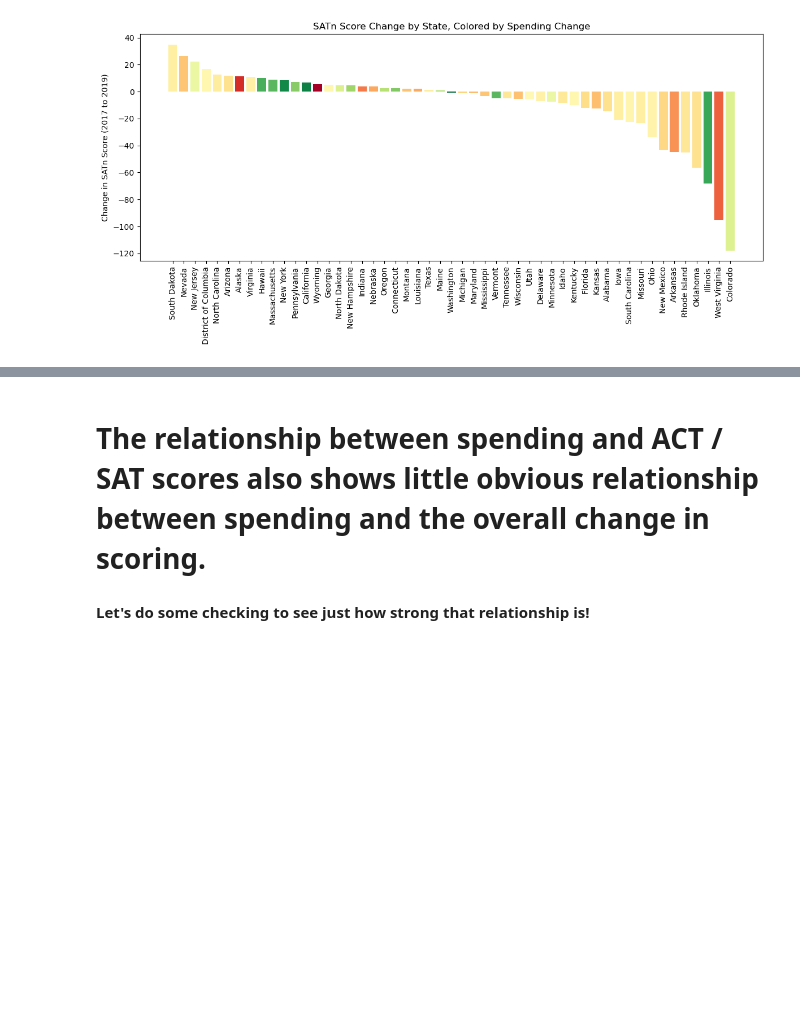
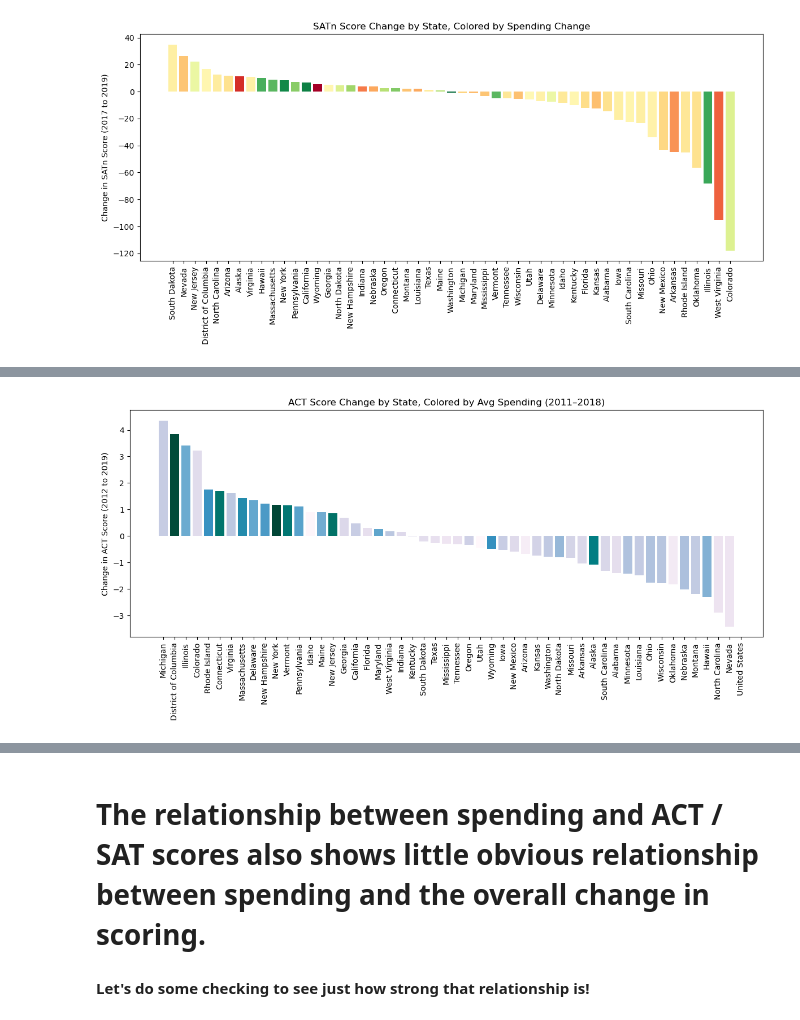
Before and after one commit to ErockMahan1/SpringBoardProjects, a Jupyter notebook: CAPSTONE - EducationSpending/Capstone - Part3.ipynb, the cells around one changed output, grey strips where cells are left out. Cells and saved outputs as stored; diff of their text form; code cells hidden in the pictures; blank space fills up the shorter version.

```diff
--- a/CAPSTONE - EducationSpending/Capstone - Part3.ipynb
+++ b/CAPSTONE - EducationSpending/Capstone - Part3.ipynb
@@ -125,0 +147,21 @@ plt.show()
+# %%
+ACT_cleaned = ACT.groupby(['State', 'Year'], as_index=False)['Score'].mean()
+ACT_pivot = ACT_cleaned.pivot(index='State', columns='Year', values='Score')
+
+first_year = ACT_pivot.columns.min()
+last_year = ACT_pivot.columns.max()
+ACT_pivot['Score Change'] = ACT_pivot[last_year] - ACT_pivot[first_year]
+
+act_diff_sorted = ACT_pivot[['Score Change']].sort_values('Score Change', ascending=False)
+
+act_colors = [state_colors.get(state, 'black') for state in act_diff_sorted.index]
+
+plt.figure(figsize=(12, 6))
+plt.bar(act_diff_sorted.index, act_diff_sorted['Score Change'], color=act_colors)
+plt.xticks(rotation=90)
+plt.ylabel(f'Change in ACT Score ({first_year} to {last_year})')
+plt.title(f'ACT Score Change by State, Colored by Avg Spending (2011–2018)')
+plt.tight_layout()
+plt.show()
+# %% [output]
+[figure, added]
```
Also changed, not shown: parts of 10 cells of this notebook.
